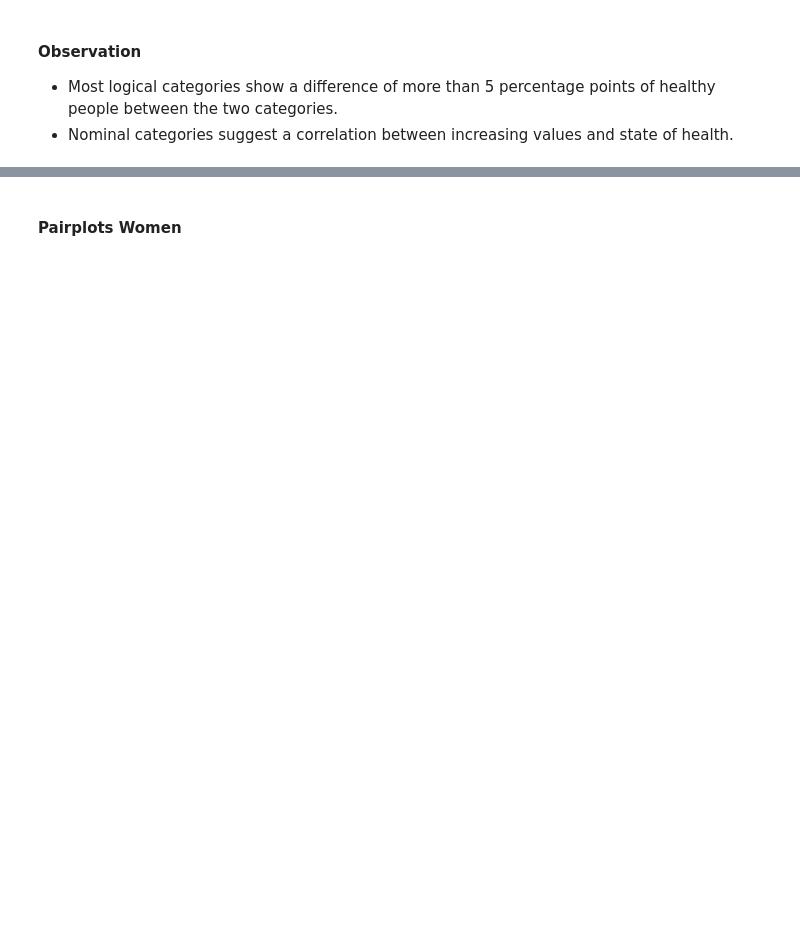
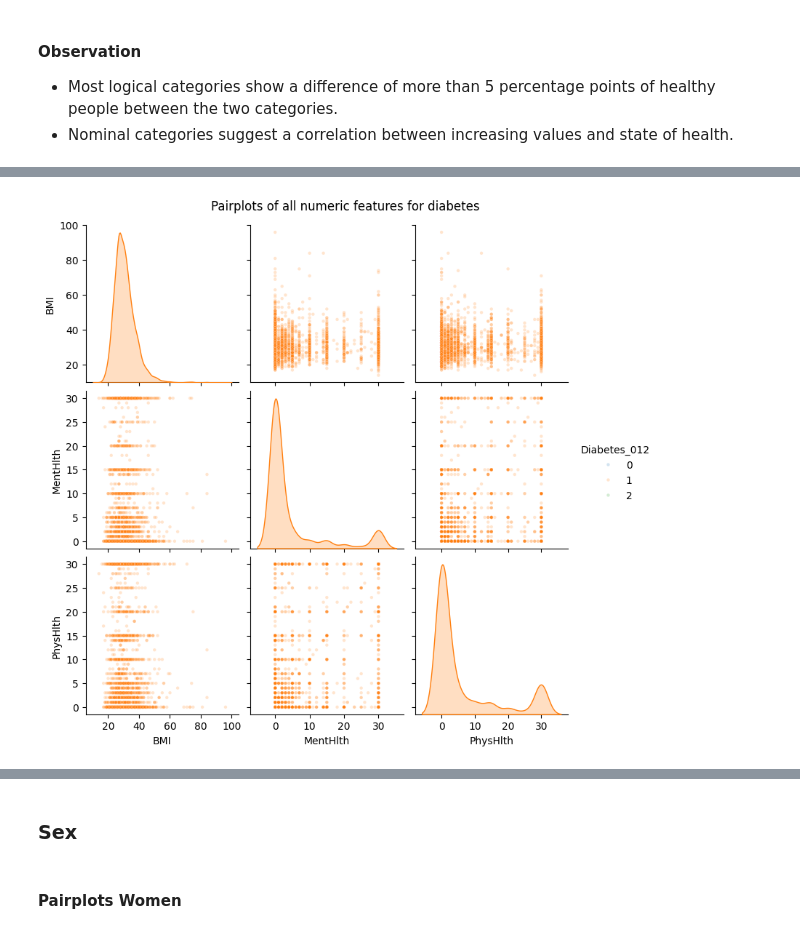
Before and after one commit to S-Rombach/dpp, a Jupyter notebook: eda/eda.ipynb, the cells around one changed output, grey strips where cells are left out. Drawn from its saved outputs; the diff is of its cells as text; code cells hidden in the pictures; blank space fills up the shorter version.

```diff
--- a/eda/eda.ipynb
+++ b/eda/eda.ipynb
@@ -230,0 +357,7 @@ plt.show();
+# %%
+%%time
+sns.pairplot(data=df_raw[df_raw["Diabetes_012"] == 1], plot_kws={'alpha': 0.1, "s": 10}, hue='Diabetes_012')
+plt.suptitle("Pairplots of all numeric features for diabetes", y=1.02)
+plt.show();
+# %% [output]
+[figure, added]
@@ -231,3 +366,5 @@ plt.show();
+# %% [markdown]
+### Sex
 # %% [markdown]
 #### Pairplots Women
 # %%
```
Also changed, not shown: parts of 22 cells of this notebook, 1 other file.
